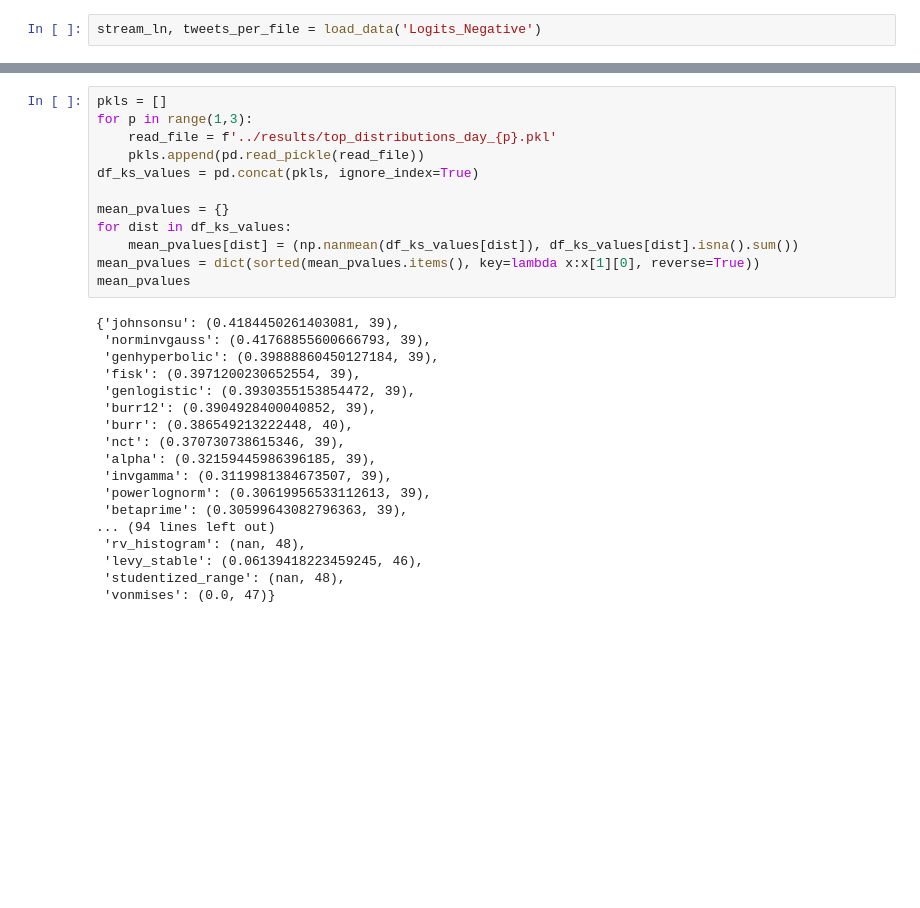
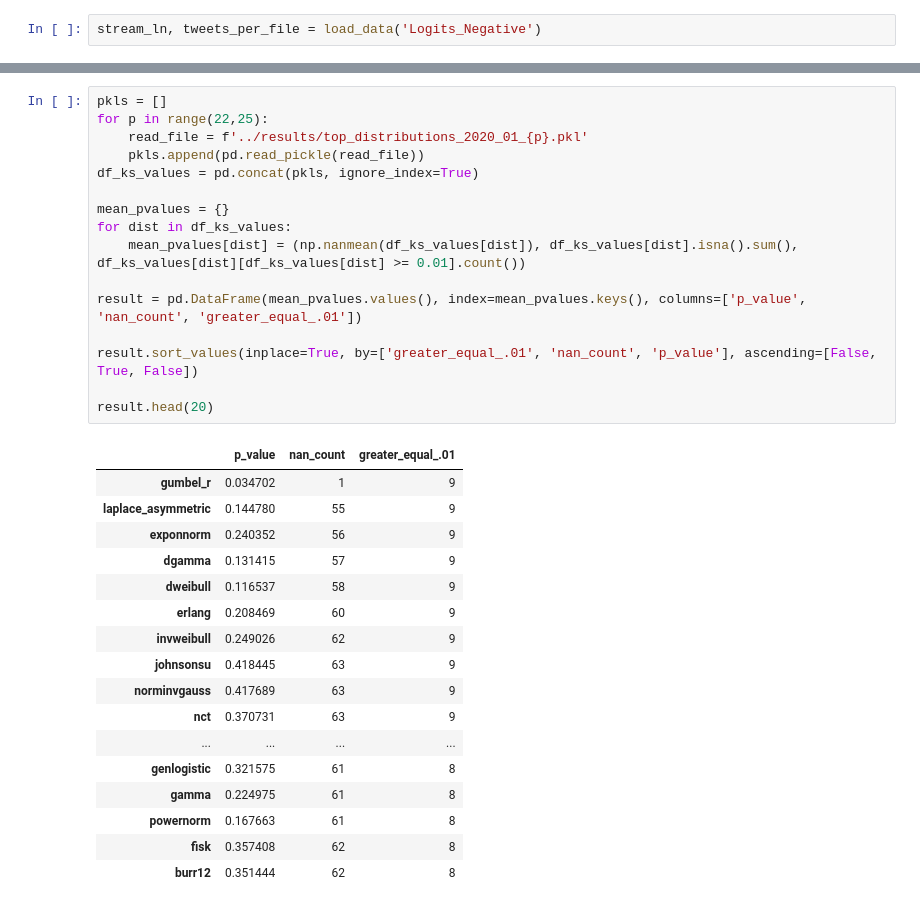
Before and after one commit to thalistdg/TCC, a Jupyter notebook: src/top_distributions.ipynb, the cells around one changed output, grey strips where cells are left out. Saved outputs shown, nothing was run; the diff lists cells and outputs as text; blank space fills up the shorter version.

```diff
--- a/src/top_distributions.ipynb
+++ b/src/top_distributions.ipynb
@@ -85,30 +95,34 @@ SKIPPED invgamma distribution (taking more than 30 seconds)
 # %%
 pkls = []
-for p in range(1,3):
-    read_file = f'../results/top_distributions_day_{p}.pkl'
+for p in range(22,25):
+    read_file = f'../results/top_distributions_2020_01_{p}.pkl'
     pkls.append(pd.read_pickle(read_file))
 df_ks_values = pd.concat(pkls, ignore_index=True)
 
 mean_pvalues = {}
 for dist in df_ks_values:
-    mean_pvalues[dist] = (np.nanmean(df_ks_values[dist]), df_ks_values[dist].isna().sum())
-mean_pvalues = dict(sorted(mean_pvalues.items(), key=lambda x:x[1][0], reverse=True))
-mean_pvalues
+    mean_pvalues[dist] = (np.nanmean(df_ks_values[dist]), df_ks_values[dist].isna().sum(), df_ks_values[dist][df_ks_values[dist] >= 0.01].count())
+
+result = pd.DataFrame(mean_pvalues.values(), index=mean_pvalues.keys(), columns=['p_value', 'nan_count', 'greater_equal_.01'])
+
+result.sort_values(inplace=True, by=['greater_equal_.01', 'nan_count', 'p_value'], ascending=[False, True, False])
+
+result.head(20)
 # %% [output]
-{'johnsonsu': (0.4184450261403081, 39),
- 'norminvgauss': (0.41768855600666793, 39),
- 'genhyperbolic': (0.39888860450127184, 39),
- 'fisk': (0.3971200230652554, 39),
- 'genlogistic': (0.3930355153854472, 39),
- 'burr12': (0.3904928400040852, 39),
- 'burr': (0.386549213222448, 40),
- 'nct': (0.370730738615346, 39),
- 'alpha': (0.32159445986396185, 39),
- 'invgamma': (0.3119981384673507, 39),
- 'powerlognorm': (0.30619956533112613, 39),
- 'betaprime': (0.30599643082796363, 39),
-... (94 lines left out)
- 'rv_histogram': (nan, 48),
- 'levy_stable': (0.06139418223459245, 46),
- 'studentized_range': (nan, 48),
- 'vonmises': (0.0, 47)}
+|  | p_value | nan_count | greater_equal_.01 |
+| gumbel_r | 0.034702 | 1 | 9 |
+| laplace_asymmetric | 0.144780 | 55 | 9 |
+| exponnorm | 0.240352 | 56 | 9 |
+| dgamma | 0.131415 | 57 | 9 |
+| dweibull | 0.116537 | 58 | 9 |
+| erlang | 0.208469 | 60 | 9 |
+| invweibull | 0.249026 | 62 | 9 |
+| johnsonsu | 0.418445 | 63 | 9 |
+| norminvgauss | 0.417689 | 63 | 9 |
+| nct | 0.370731 | 63 | 9 |
+| ... | ... | ... | ... |
+| genlogistic | 0.321575 | 61 | 8 |
+| gamma | 0.224975 | 61 | 8 |
+| powernorm | 0.167663 | 61 | 8 |
+| fisk | 0.357408 | 62 | 8 |
+| burr12 | 0.351444 | 62 | 8 |
```
Also changed, not shown: parts of 5 cells of this notebook, 4 other files.
